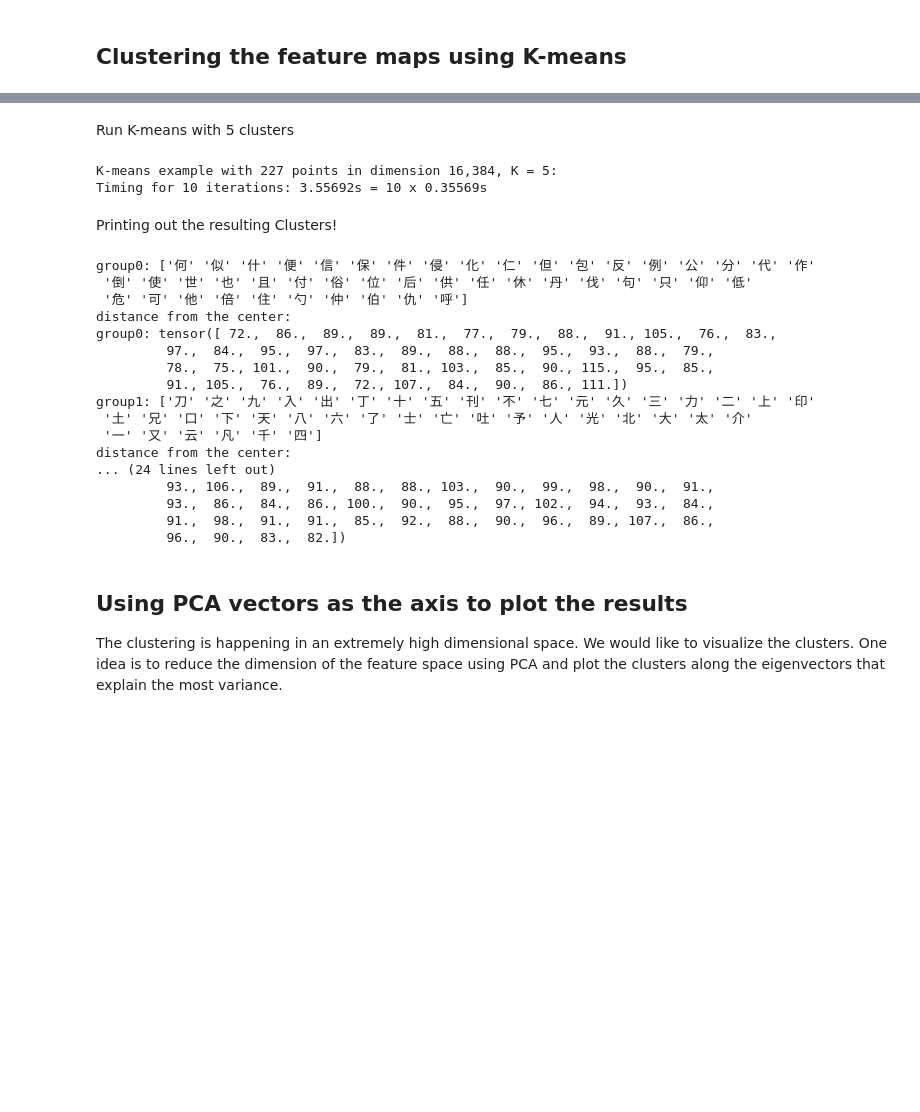
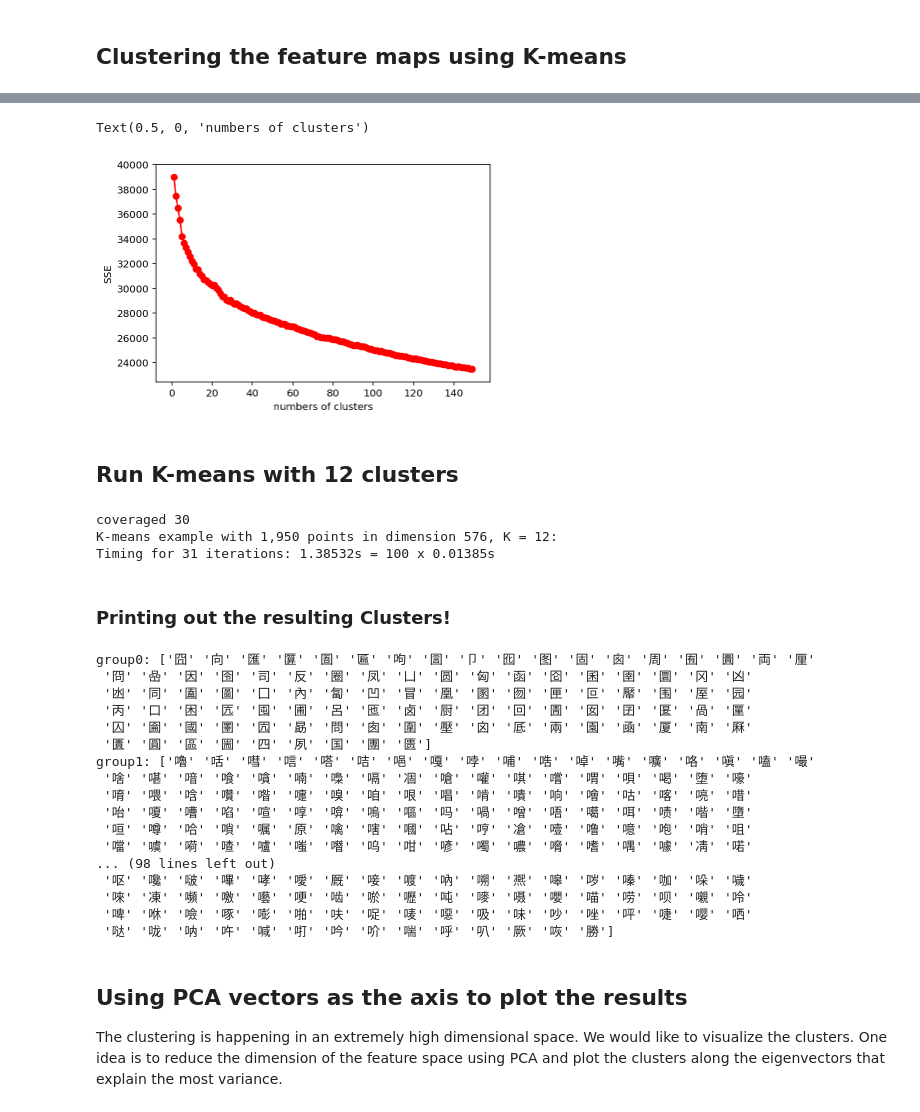
Before and after one commit to jiayiwus1x/exploring-the-structure-of-chinese-language, a Jupyter notebook: cluster-feature.ipynb, the cells around one changed output, grey strips where cells are left out. Cells and saved outputs as stored; diff of their text form; code cells hidden in the pictures; blank space fills up the shorter version.

```diff
--- a/cluster-feature.ipynb
+++ b/cluster-feature.ipynb
@@ -196,3 +216,18 @@ def KMeans(x, K=10, Niter=10, verbose=True):
+# %%
+def elbow(K = range(3, 10)):
+#     distortion = []
+    SSE = []
+    for k in K:
+        cl, c, Dij = KMeans(tor_data, K=k)
+        Dis = []
+        for i in range(k):
+            dis = sum(Dij[:,i][np.where(cl.numpy()==i)])
+            Dis.append(dis)
+#         print("numbers of cluster", k)
+#         print("with SSE", sum(Dis))
+        SSE.append(np.sum(Dis))
+#         distortion.append()
+    return SSE
 # %%
 tot_vect_conv = np.array(tot_vect_conv)
 tor_data = torch.from_numpy(tot_vect_conv)
@@ -201,0 +237,11 @@ print(np.shape(tot_vect_conv))
+# %%
+K = range(1,150,1)
+totsse = elbow(K)
+# %%
+plt.plot(range(1,150), totsse, c = "r")
+plt.scatter(range(1,150), totsse, c = "r")
+plt.ylabel("SSE")
+plt.xlabel("numbers of clusters")
+# %% [output]
+Text(0.5, 0, 'numbers of clusters')
+[figure, added]
@@ -202,36 +250,37 @@ print(np.shape(tot_vect_conv))
 # %% [markdown]
-Run K-means with 5 clusters
+## Run K-means with 12 clusters
 # %%
-k = 5
+k = 12
 cl, c, Dij = KMeans(tor_data, K=k)
 # %% [output]
-K-means example with 227 points in dimension 16,384, K = 5:
-Timing for 10 iterations: 3.55692s = 10 x 0.35569s
+coveraged 30
+K-means example with 1,950 points in dimension 576, K = 12:
+Timing for 31 iterations: 1.38532s = 100 x 0.01385s
 # %% [markdown]
-Printing out the resulting Clusters!
+### Printing out the resulting Clusters!
 # %%
 for i in range(k):
     print("group%d:"%i, np.array(L)[np.where(cl.numpy()==i)])
-    print("distance from the center:")
-    print("group%d:"%i, np.round(np.sqrt(Dij[:,i]))[np.where(cl.numpy()==i)])
+#     print("distance from the center:")
+#     print("group%d:"%i, np.round(np.sqrt(Dij[:,i]))[np.where(cl.numpy()==i)])
 # %% [output]
-group0: ['何' '似' '什' '便' '信' '保' '件' '侵' '化' '仁' '但' '包' '反' '例' '公' '分' '代' '作'
- '倒' '使' '世' '也' '且' '付' '俗' '位' '后' '供' '任' '休' '丹' '伐' '句' '只' '仰' '低'
- '危' '可' '他' '倍' '住' '勺' '仲' '伯' '仇' '呼']
-distance from the center:
-group0: tensor([ 72.,  86.,  89.,  89.,  81.,  77.,  79.,  88.,  91., 105.,  76.,  83.,
-         97.,  84.,  95.,  97.,  83.,  89.,  88.,  88.,  95.,  93.,  88.,  79.,
-         78.,  75., 101.,  90.,  79.,  81., 103.,  85.,  90., 115.,  95.,  85.,
-         91., 105.,  76.,  89.,  72., 107.,  84.,  90.,  86., 111.])
-group1: ['刀' '之' '九' '入' '出' '丁' '十' '五' '刊' '不' '七' '元' '久' '三' '力' '二' '上' '印'
- '土' '兄' '口' '下' '天' '八' '六' '了' '士' '亡' '吐' '予' '人' '光' '北' '大' '太' '介'
- '一' '又' '云' '凡' '千' '四']
-distance from the center:
-... (24 lines left out)
-         93., 106.,  89.,  91.,  88.,  88., 103.,  90.,  99.,  98.,  90.,  91.,
-         93.,  86.,  84.,  86., 100.,  90.,  95.,  97., 102.,  94.,  93.,  84.,
-         91.,  98.,  91.,  91.,  85.,  92.,  88.,  90.,  96.,  89., 107.,  86.,
-         96.,  90.,  83.,  82.])
+group0: ['囧' '向' '匯' '匴' '圄' '匾' '呴' '圁' '卩' '囮' '图' '固' '囪' '周' '囿' '圚' '両' '厘'
+ '冏' '喦' '因' '囹' '司' '反' '圈' '凤' '凵' '圆' '匈' '函' '囵' '囷' '圉' '圜' '冈' '凶'
+ '凼' '同' '圔' '圖' '囗' '內' '匐' '凹' '冒' '凰' '圂' '囫' '匣' '叵' '厴' '围' '厔' '园'
+ '丙' '口' '困' '匟' '囤' '圃' '呂' '匜' '卤' '厨' '团' '回' '圊' '囡' '囝' '匽' '咼' '匰'
+ '囚' '圇' '國' '圛' '囥' '勗' '問' '囱' '圍' '壓' '囟' '厎' '兩' '園' '凾' '厦' '南' '厤'
+ '匱' '圓' '區' '圌' '四' '夙' '国' '團' '匮']
+group1: ['嚕' '咶' '嘒' '唁' '嗒' '咭' '唈' '嘎' '哱' '哺' '哠' '啅' '嘴' '嚝' '咯' '嗔' '嗑' '嘬'
+ '啥' '啿' '喑' '喰' '嗿' '喃' '嘄' '嗝' '凅' '嗆' '嚾' '唭' '嚐' '喟' '唄' '喝' '堕' '嚎'
+ '唷' '喂' '唅' '囋' '喒' '嚏' '嗅' '咱' '哏' '唱' '啃' '嘳' '响' '噲' '咕' '喀' '喨' '唶'
+ '咍' '嗄' '嘈' '啗' '喧' '啍' '啽' '嗚' '嘔' '吗' '喎' '噌' '唔' '噶' '咡' '啧' '喈' '墮'
+ '咺' '噂' '哈' '嗩' '嘱' '原' '噙' '嗐' '嘓' '呫' '哼' '凔' '噎' '噜' '噫' '咆' '哨' '咀'
+ '噹' '噳' '嗬' '喳' '嚧' '嗤' '噆' '呜' '咁' '喭' '噣' '噥' '嗋' '嗜' '喁' '噱' '凊' '喏'
+... (98 lines left out)
+ '呕' '嚵' '啵' '嗶' '哮' '噯' '厩' '唼' '喥' '吶' '嗍' '凞' '嗥' '哕' '嗪' '咖' '哚' '噦'
+ '唻' '凍' '嚬' '噭' '囈' '哽' '啮' '唹' '嚦' '吨' '嘜' '嗫' '嚶' '喵' '唠' '呗' '嚫' '呤'
+ '啤' '咻' '噞' '啄' '嘭' '啪' '呋' '哫' '唛' '噁' '吸' '味' '吵' '唑' '呯' '啑' '嘤' '哂'
+ '哒' '咙' '呐' '吘' '喊' '咑' '吟' '吤' '喘' '呼' '叭' '厥' '咴' '勝']
 # %% [markdown]
 ## Using PCA vectors as the axis to plot the results
 
```
Also changed, not shown: parts of 21 cells of this notebook, 2 other files.
